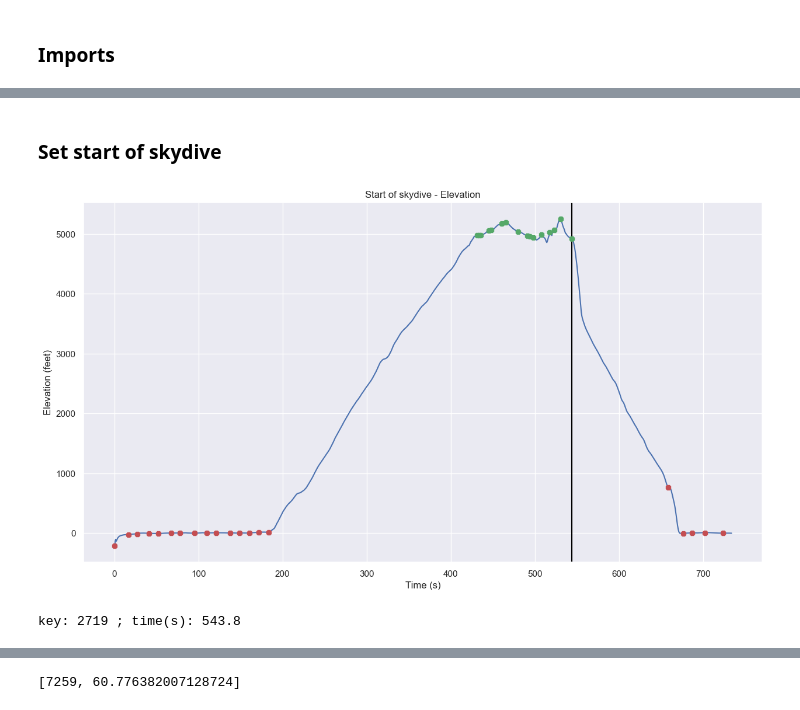
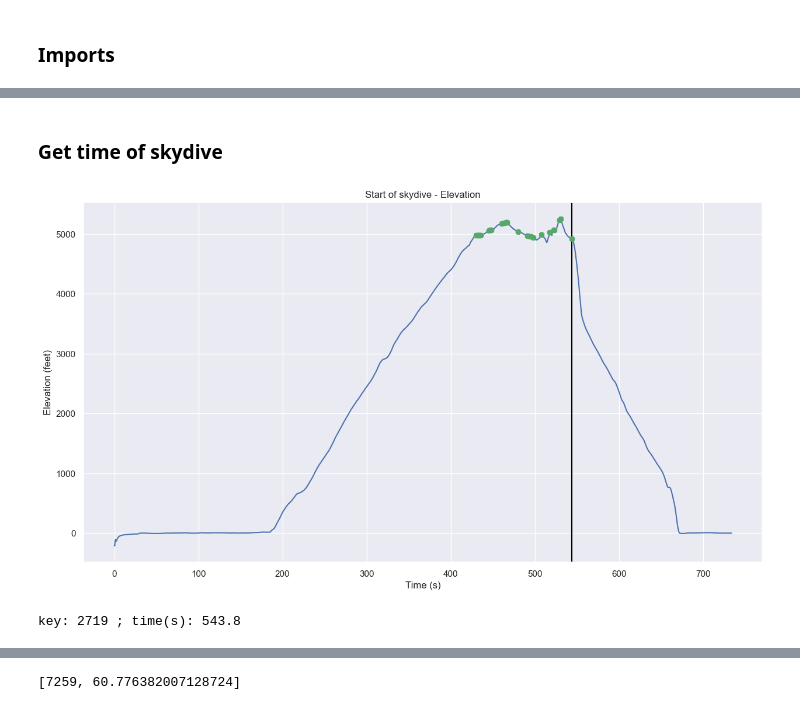
Before and after one commit to aibybrum/flysight, a Jupyter notebook: notebook/flysight_data.ipynb, the cells around one changed output, grey strips where cells are left out. Cells and saved outputs as stored; diff of their text form; code cells hidden in the pictures.

```diff
--- a/notebook/flysight_data.ipynb
+++ b/notebook/flysight_data.ipynb
@@ -181,7 +135,7 @@ class Dataset:
     def get_horizontal_distance(self):
         l, f = [0], 0.0
         for i in range(0, len(self.old_df)-1):
-            f += calc_distance(self.old_df.lat[i], self.old_df.lat[i+1], self.old_df.lon[i], self.old_df.lon[i+1])
+            f += cal_distance_geo(self.old_df.lat[i], self.old_df.lat[i+1], self.old_df.lon[i], self.old_df.lon[i+1]) * 5280
             l.append(f)
         return l
 
@@ -207,7 +161,8 @@ class Dataset:
     def __str__ (self):
             return f'{self.name}'
 # %%
-df = Dataset("flysight_v1", data).get_df()
+dataset = Dataset("flysight_v1", data)
+df = dataset.get_df()
 df.head(10)
 # %% [output]
 |  | time | lat | lon | elevation | horz_distance | vert_speed_mph | horz_speed_mph | vert_speed_km | ... |
@@ -251,39 +195,24 @@ change_point(20)
 # %% [markdown]
-### Set start of skydive
+### Get time of skydive
 # %%
-def get_peaks(y, thres, min_dist):
-    return pu.indexes(y, thres=thres, min_dist=min_dist)
-
-def get_lows(y, thres, min_dist):
-    return pu.indexes(y * -1, thres=thres, min_dist=min_dist)
-
-def start_skydive_elevation():
-    return get_peaks(df.elevation, 0.9, 50)[-1]
+def start_skydive_elevation(df):
+    return pu.indexes(df.elevation, thres=0.9, min_dist=1)[-1]
 
 def plt_start_skydive_elevation(x, y):
-    peaks = get_peaks(y, 0.5, 10)
-    lows = get_lows(y, 0.15, 50)
+    peaks = pu.indexes(y, thres=0.9, min_dist=1)
 
     plt.figure(figsize=(15,8))
     plt.plot(x, y)
     plt.axvline(x = x[peaks[-1]], color = 'black', label = 'axvline - full height')
     plt.plot(x[peaks], y[peaks], marker="8", color='g', ls="")
-    plt.plot(x[lows], y[lows], marker="8", color='r', ls="")
     plt.title("Start of skydive - Elevation")
     plt.xlabel("Time (s)")
     plt.ylabel("Elevation (feet)")
     plt.show()
-
     print(f'key: {peaks[-1]} ; time(s): {x[peaks[-1]]}')
 
-# dataframe start skydive
-jmp_df = df.iloc[start_skydive_elevation():]
-jmp_df = jmp_df.reset_index()
-
-test_df = df.iloc[2400:]
-test_df = test_df.reset_index()
 plt_start_skydive_elevation(df.time, df.elevation)
 # %% [output]
-[figure, old version]
+[figure, new version]
 key: 2719 ; time(s): 543.8
 # %%
```
Also changed, not shown: parts of 11 cells of this notebook, 1 other file.
